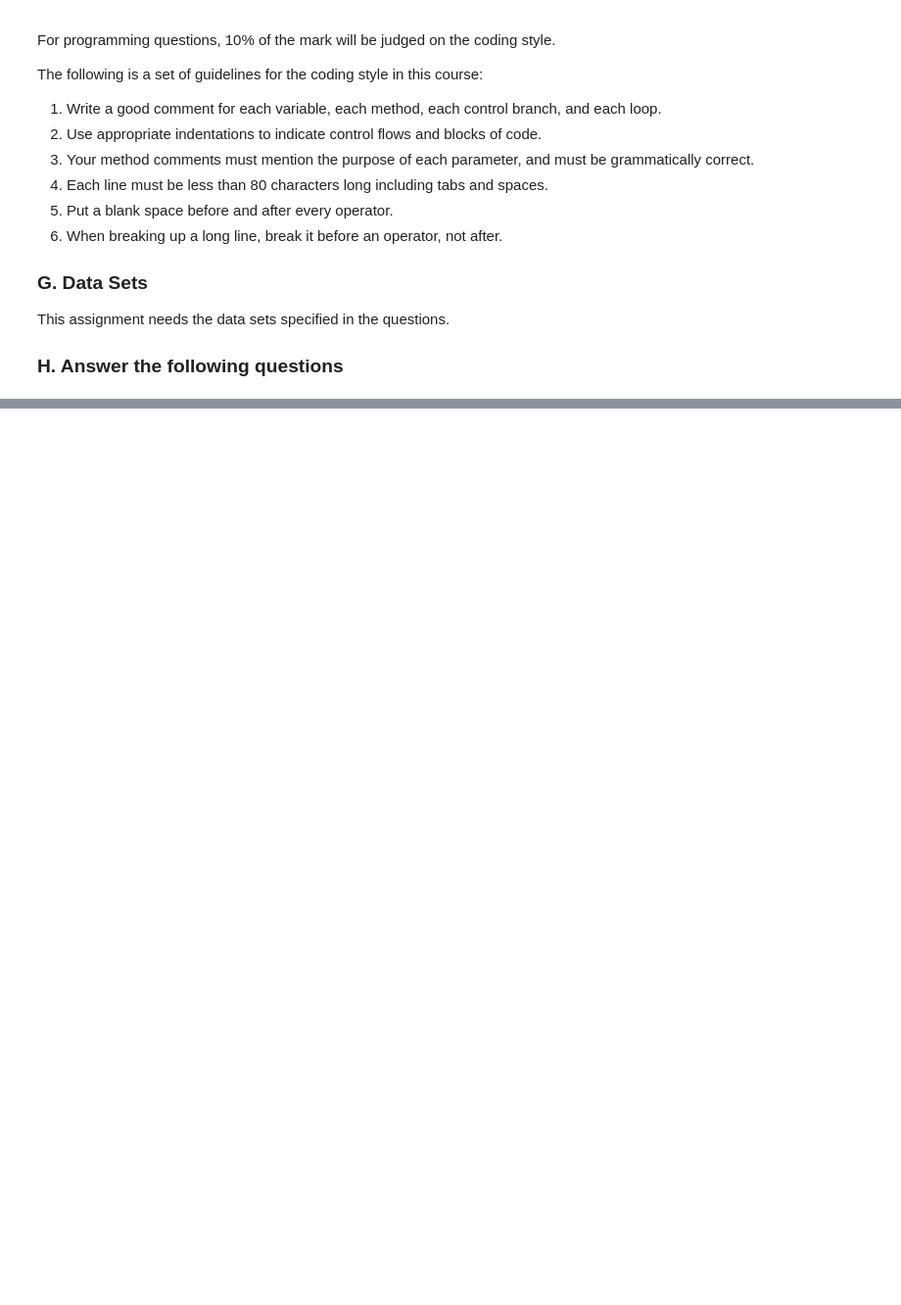
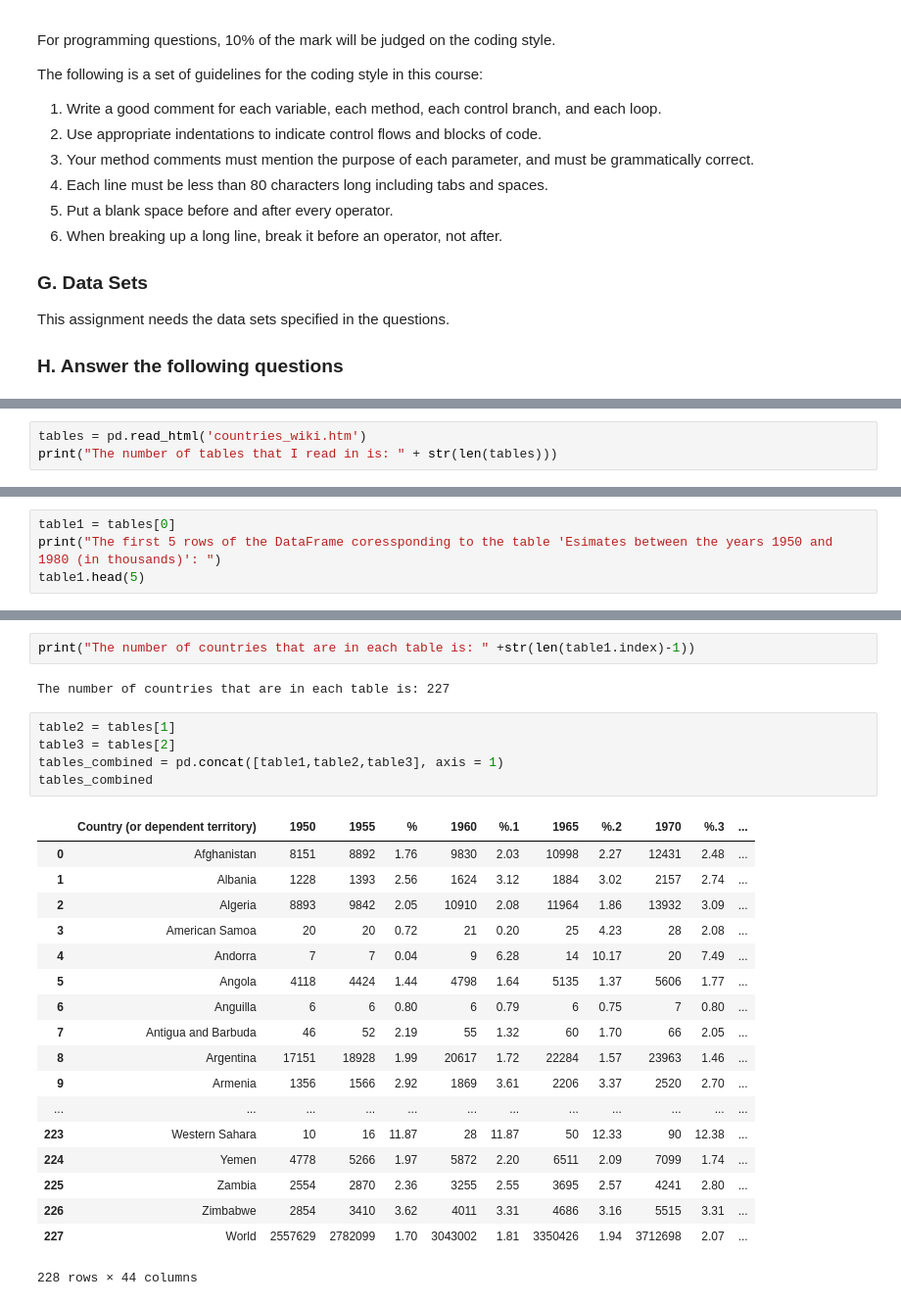
Before and after one commit to linhmai1603/Info212, a Jupyter notebook: Assignment 3/INFO212-Assignment3.ipynb, the cells around one changed output, grey strips where cells are left out. Shown: that part at 98% size. Cells and saved outputs as stored; diff of their text form; blank space fills up the shorter version.

```diff
--- a/Assignment 3/INFO212-Assignment3.ipynb
+++ b/Assignment 3/INFO212-Assignment3.ipynb
@@ -67,0 +76,3 @@ Wikipedia has a Webpage: (https://en.wikipedia.org/wiki/List_of_countries_by_pas
+# %%
+tables = pd.read_html('countries_wiki.htm')
+print("The number of tables that I read in is: " + str(len(tables)))
@@ -67,0 +81,4 @@ Wikipedia has a Webpage: (https://en.wikipedia.org/wiki/List_of_countries_by_pas
+# %%
+table1 = tables[0]
+print("The first 5 rows of the DataFrame coressponding to the table 'Esimates between the years 1950 and 1980 (in thousands)': ")
+table1.head(5)
@@ -68,3 +93,31 @@ Wikipedia has a Webpage: (https://en.wikipedia.org/wiki/List_of_countries_by_pas
+# %%
+print("The number of countries that are in each table is: " +str(len(table1.index)-1))
+# %% [output]
+The number of countries that are in each table is: 227
+# %%
+table2 = tables[1]
+table3 = tables[2]
+tables_combined = pd.concat([table1,table2,table3], axis = 1)
+tables_combined
+# %% [output]
+|  | Country (or dependent territory) | 1950 | 1955 | % | 1960 | %.1 | 1965 | %.2 | 1970 | %.3 | ... |
+| 0 | Afghanistan | 8151 | 8892 | 1.76 | 9830 | 2.03 | 10998 | 2.27 | 12431 | 2.48 | ... |
+| 1 | Albania | 1228 | 1393 | 2.56 | 1624 | 3.12 | 1884 | 3.02 | 2157 | 2.74 | ... |
+| 2 | Algeria | 8893 | 9842 | 2.05 | 10910 | 2.08 | 11964 | 1.86 | 13932 | 3.09 | ... |
+| 3 | American Samoa | 20 | 20 | 0.72 | 21 | 0.20 | 25 | 4.23 | 28 | 2.08 | ... |
+| 4 | Andorra | 7 | 7 | 0.04 | 9 | 6.28 | 14 | 10.17 | 20 | 7.49 | ... |
+| 5 | Angola | 4118 | 4424 | 1.44 | 4798 | 1.64 | 5135 | 1.37 | 5606 | 1.77 | ... |
+| 6 | Anguilla | 6 | 6 | 0.80 | 6 | 0.79 | 6 | 0.75 | 7 | 0.80 | ... |
+| 7 | Antigua and Barbuda | 46 | 52 | 2.19 | 55 | 1.32 | 60 | 1.70 | 66 | 2.05 | ... |
+| 8 | Argentina | 17151 | 18928 | 1.99 | 20617 | 1.72 | 22284 | 1.57 | 23963 | 1.46 | ... |
+| 9 | Armenia | 1356 | 1566 | 2.92 | 1869 | 3.61 | 2206 | 3.37 | 2520 | 2.70 | ... |
+| ... | ... | ... | ... | ... | ... | ... | ... | ... | ... | ... | ... |
+| 223 | Western Sahara | 10 | 16 | 11.87 | 28 | 11.87 | 50 | 12.33 | 90 | 12.38 | ... |
+| 224 | Yemen | 4778 | 5266 | 1.97 | 5872 | 2.20 | 6511 | 2.09 | 7099 | 1.74 | ... |
+| 225 | Zambia | 2554 | 2870 | 2.36 | 3255 | 2.55 | 3695 | 2.57 | 4241 | 2.80 | ... |
+| 226 | Zimbabwe | 2854 | 3410 | 3.62 | 4011 | 3.31 | 4686 | 3.16 | 5515 | 3.31 | ... |
+| 227 | World | 2557629 | 2782099 | 1.70 | 3043002 | 1.81 | 3350426 | 1.94 | 3712698 | 2.07 | ... |
+228 rows × 44 columns
 # %% [markdown]
 #### Question 2:
 The file `nobelprize-laureate.json` is a JSON file containing the information about Nobel Prize laureates. Create a Pandas DataFrame from the JSON file and complete the following steps:
```
Also changed, not shown: parts of 3 cells of this notebook.
